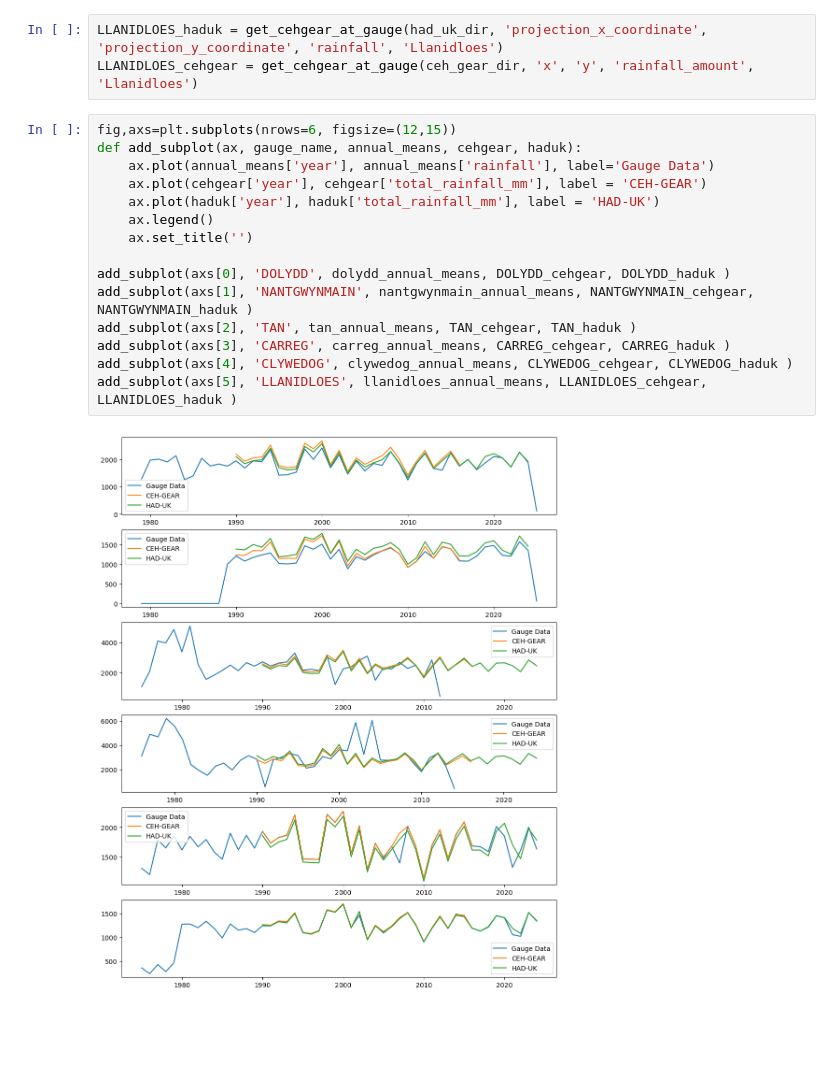
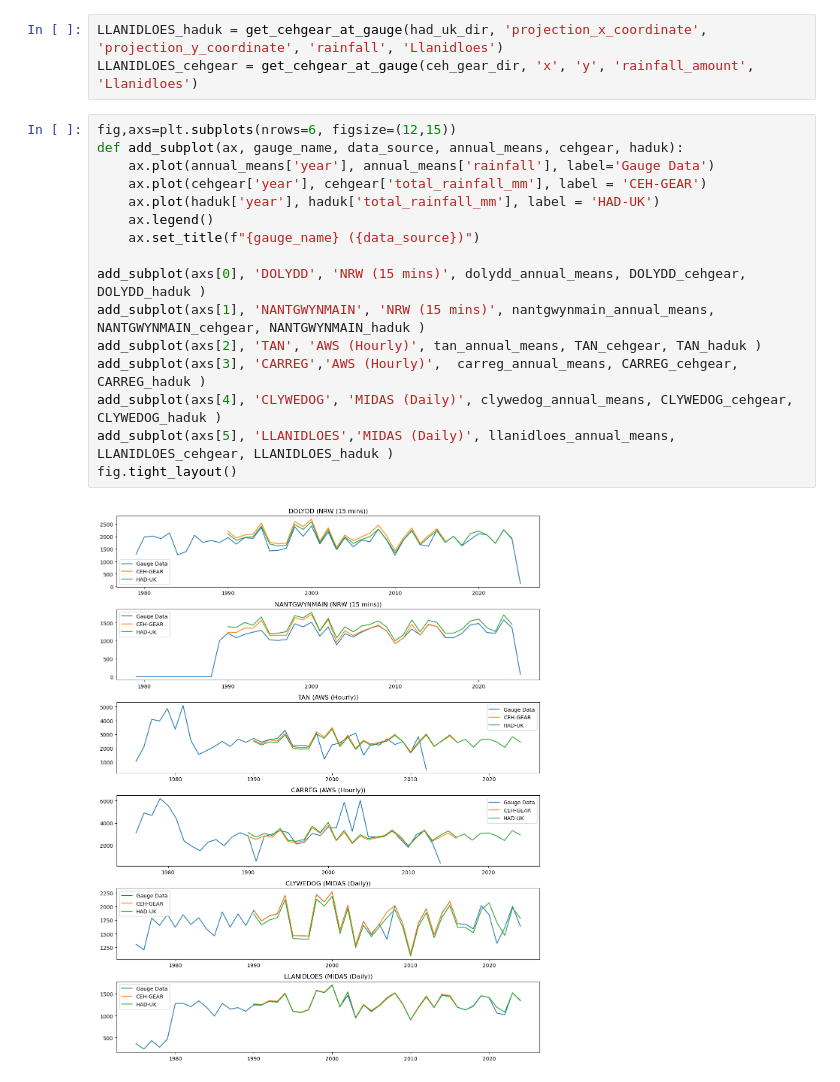
Before and after one commit to masher92/RainGaugeOptimisation, a Jupyter notebook: RainGaugeData-BEST.ipynb, the cells around one changed output. Drawn from its saved outputs; the diff is of its cells as text; blank space fills up the shorter version.

```diff
--- a/RainGaugeData-BEST.ipynb
+++ b/RainGaugeData-BEST.ipynb
@@ -185,18 +176,19 @@ LLANIDLOES_haduk = get_cehgear_at_gauge(had_uk_dir, 'projection_x_coordinate', '
 LLANIDLOES_cehgear = get_cehgear_at_gauge(ceh_gear_dir, 'x', 'y', 'rainfall_amount', 'Llanidloes')
 # %%
 fig,axs=plt.subplots(nrows=6, figsize=(12,15))
-def add_subplot(ax, gauge_name, annual_means, cehgear, haduk):
+def add_subplot(ax, gauge_name, data_source, annual_means, cehgear, haduk):
     ax.plot(annual_means['year'], annual_means['rainfall'], label='Gauge Data')
     ax.plot(cehgear['year'], cehgear['total_rainfall_mm'], label = 'CEH-GEAR')
     ax.plot(haduk['year'], haduk['total_rainfall_mm'], label = 'HAD-UK')
     ax.legend()
-    ax.set_title('')
+    ax.set_title(f"{gauge_name} ({data_source})")
 
-add_subplot(axs[0], 'DOLYDD', dolydd_annual_means, DOLYDD_cehgear, DOLYDD_haduk )
-add_subplot(axs[1], 'NANTGWYNMAIN', nantgwynmain_annual_means, NANTGWYNMAIN_cehgear, NANTGWYNMAIN_haduk )
-add_subplot(axs[2], 'TAN', tan_annual_means, TAN_cehgear, TAN_haduk )
-add_subplot(axs[3], 'CARREG', carreg_annual_means, CARREG_cehgear, CARREG_haduk )
-add_subplot(axs[4], 'CLYWEDOG', clywedog_annual_means, CLYWEDOG_cehgear, CLYWEDOG_haduk )
-add_subplot(axs[5], 'LLANIDLOES', llanidloes_annual_means, LLANIDLOES_cehgear, LLANIDLOES_haduk )
+add_subplot(axs[0], 'DOLYDD', 'NRW (15 mins)', dolydd_annual_means, DOLYDD_cehgear, DOLYDD_haduk )
+add_subplot(axs[1], 'NANTGWYNMAIN', 'NRW (15 mins)', nantgwynmain_annual_means, NANTGWYNMAIN_cehgear, NANTGWYNMAIN_haduk )
+add_subplot(axs[2], 'TAN', 'AWS (Hourly)', tan_annual_means, TAN_cehgear, TAN_haduk )
+add_subplot(axs[3], 'CARREG','AWS (Hourly)',  carreg_annual_means, CARREG_cehgear, CARREG_haduk )
+add_subplot(axs[4], 'CLYWEDOG', 'MIDAS (Daily)', clywedog_annual_means, CLYWEDOG_cehgear, CLYWEDOG_haduk )
+add_subplot(axs[5], 'LLANIDLOES','MIDAS (Daily)', llanidloes_annual_means, LLANIDLOES_cehgear, LLANIDLOES_haduk )
+fig.tight_layout()
 # %% [output]
-[figure, old version]
+[figure, new version]
```
Also changed, not shown: parts of 1 cell of this notebook, 1 other file.
